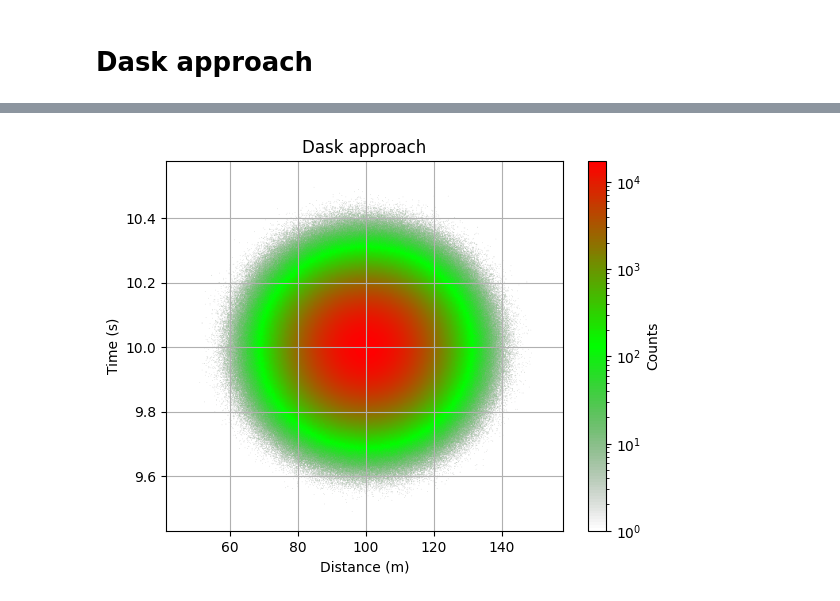
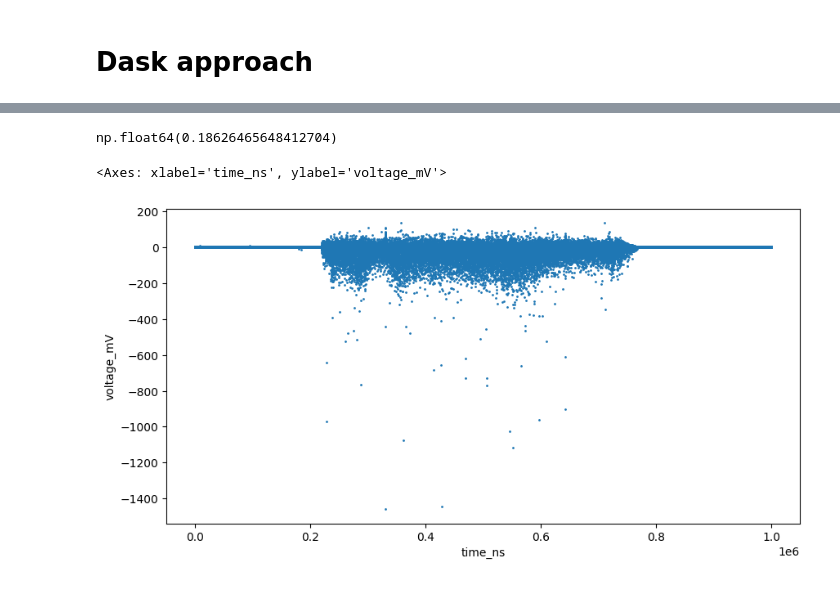
Before and after one commit to grzanka/hpda-2025, a Jupyter notebook: 07_main_dask_loading.ipynb, the cells around one changed output, grey strips where cells are left out. Cells and saved outputs as stored; diff of their text form; code cells hidden in the pictures.

```diff
--- a/07_main_dask_loading.ipynb
+++ b/07_main_dask_loading.ipynb
@@ -99,18 +98,0 @@ hist_dask, xedges_dask, yedges_dask = da.compute(hist_dask, xedges_dask, yedges_
-# %%
-norm = mcolors.LogNorm(vmin=1, vmax=hist_dask.max())
-
-plt.imshow(
-    hist_dask.T,
-    origin="lower",
-    aspect="auto",
-    extent=[xedges_dask[0], xedges_dask[-1], yedges_dask[0], yedges_dask[-1]],
-    cmap=cmap,
-    norm=norm
-)
-plt.xlabel("Distance (m)")
-plt.ylabel("Time (s)")
-plt.title("Dask approach")
-plt.colorbar(label="Counts")
-plt.grid()
-# %% [output]
-[figure, removed]
@@ -116,0 +101,21 @@ plt.grid()
+# %%
+ddf = dd.read_parquet(
+    lv1_path,
+    filters=[
+        ("dataset", "==", "64nA"),
+        ("channel_no", "==", 0),
+        ("trc_file_no", "==", 0),
+        ("segment_no", "==", 0),
+    ],
+)
+# %%
+pdf = ddf[["time_ns", "voltage_mV", "trigger_time_ns"]].compute()
+# %%
+pdf.memory_usage(deep=True).sum() / (1024 ** 3)
+# %% [output]
+np.float64(0.18626465648412704)
+# %%
+pdf.groupby(pdf.index // 40).agg({'time_ns': 'mean', 'voltage_mV': 'mean'}).plot(x='time_ns', y='voltage_mV', kind='scatter', figsize=(10, 5), s=1)
+# %% [output]
+<Axes: xlabel='time_ns', ylabel='voltage_mV'>
+[figure, added]
```
Also changed, not shown: parts of 29 cells of this notebook.
